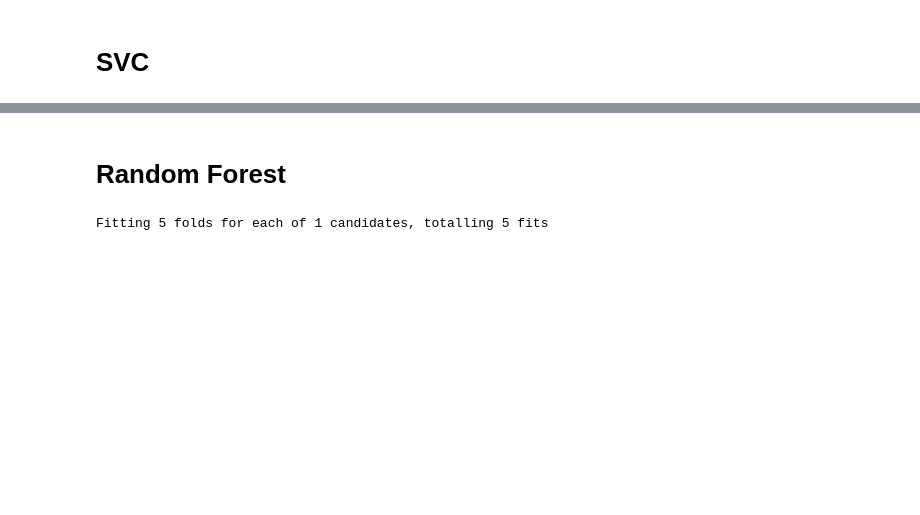
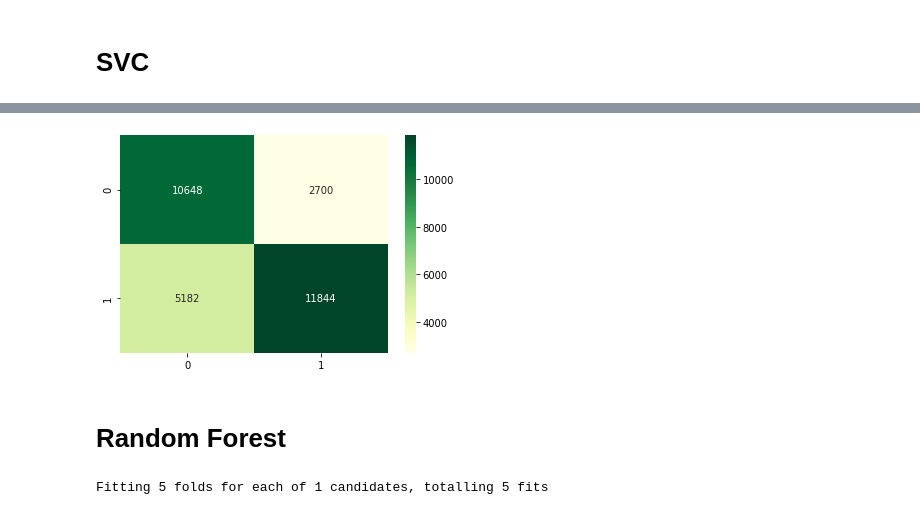
Before and after one commit to malefiz1988/project-kickstarter, a Jupyter notebook: modelNB.ipynb, the cells around one changed output, grey strips where cells are left out. Saved outputs shown, nothing was run; the diff lists cells and outputs as text; code cells hidden in the pictures; blank space fills up the shorter version.

```diff
--- a/modelNB.ipynb
+++ b/modelNB.ipynb
@@ -295,11 +291,11 @@ pipe_knn = Pipeline([
 
 #Grid search Parameters
 param_knn = {
-            "knn__n_neighbors":[5],
-            "knn__weights":['uniform'],
+            "knn__n_neighbors":[5,20,50],
+            "knn__weights":['uniform',"distance"],
             "knn__algorithm":['auto'],
             "knn__leaf_size":[30],
-            "knn__p":[2,1],
+            "knn__p":[2,1,100],
             "knn__metric":['minkowski'],
             "knn__metric_params":[None],
             "knn__n_jobs":[None],
@@ -308,7 +304,7 @@ param_knn = {
 grid_knn = GridSearchCV(pipe_knn,
                            param_grid=param_knn,
                            cv=5,
-                           scoring='accuracy',
-                           verbose=1,
+                           scoring='precision',
+                           verbose=5,
                            n_jobs=-1)
 # %%
@@ -504,2 +570,4 @@ print(sm.classification_report(y_test,y_svc_pred_test))
 # %%
-sns.heatmap(confusion_matrix(y_test, y_dt_pred_test), annot=True, cmap='YlGn', fmt='d');
+sns.heatmap(confusion_matrix(y_test, y_svc_pred_test), annot=True, cmap='YlGn', fmt='d');
+# %% [output]
+[figure, added]
```
Also changed, not shown: parts of 65 cells of this notebook, 17 other files.
